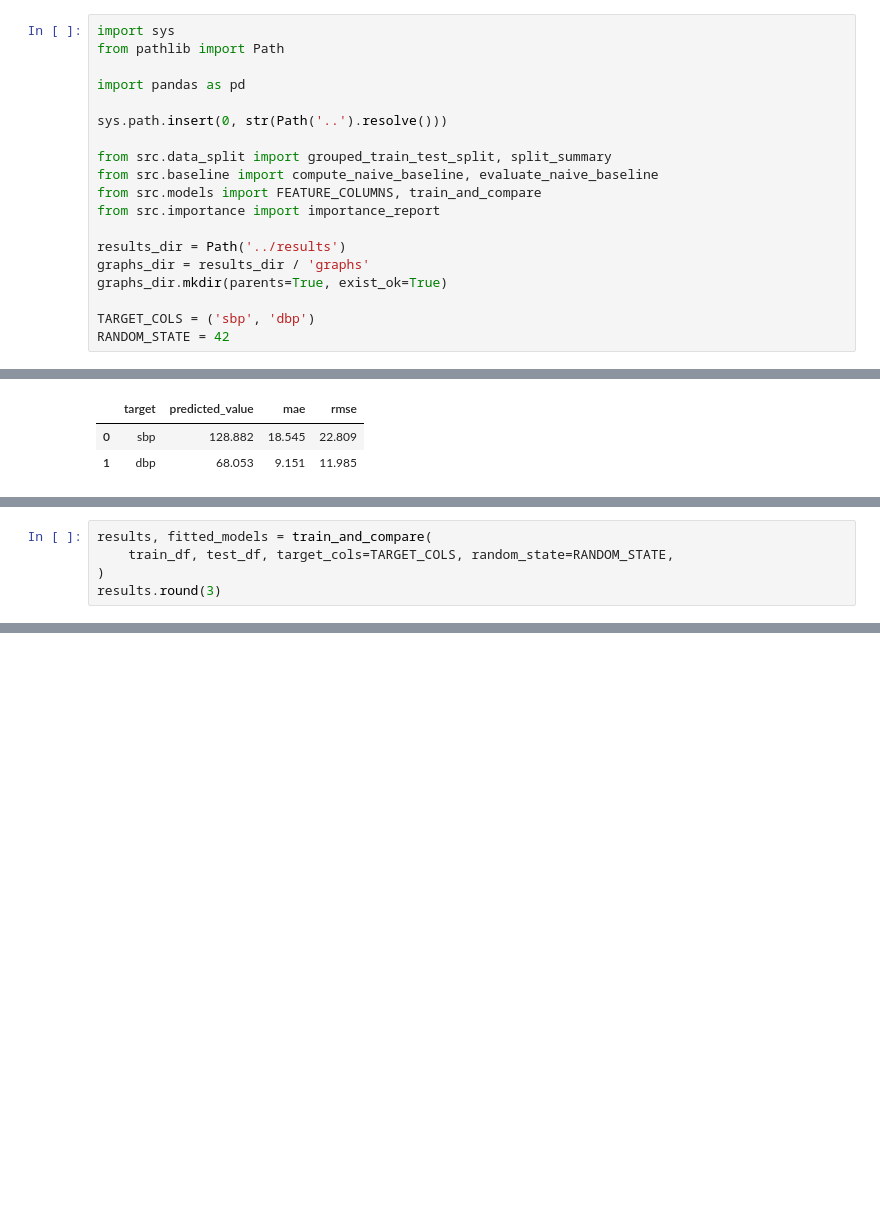
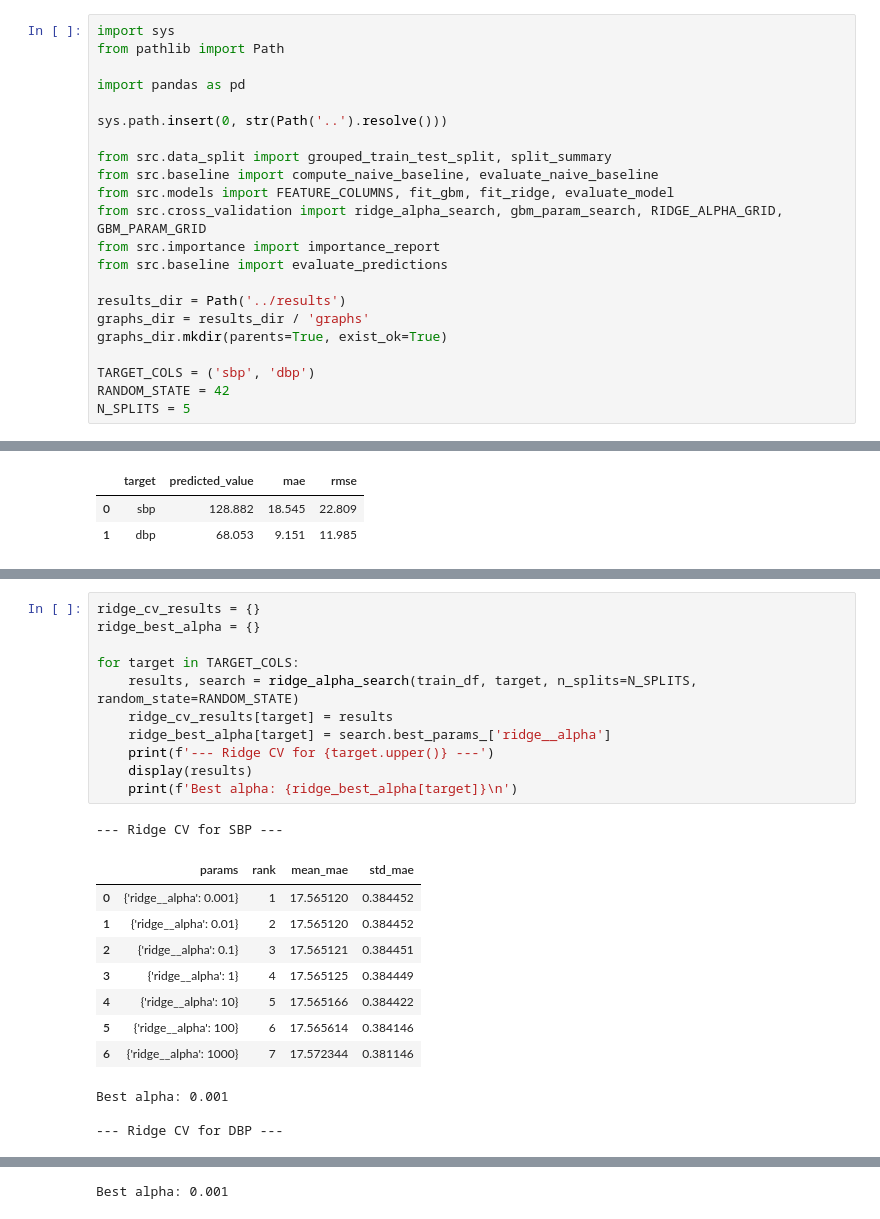
Before and after one commit to Break-Through-Tech/Microsoft-1A-educational-blood-pressure-estimation, a Jupyter notebook: notebooks/modeling.ipynb, the cells around one changed output, grey strips where cells are left out. Cells and saved outputs as stored; diff of their text form; blank space fills up the shorter version.

```diff
--- a/notebooks/modeling.ipynb
+++ b/notebooks/modeling.ipynb
@@ -32,8 +43,10 @@ sys.path.insert(0, str(Path('..').resolve()))
 
 from src.data_split import grouped_train_test_split, split_summary
 from src.baseline import compute_naive_baseline, evaluate_naive_baseline
-from src.models import FEATURE_COLUMNS, train_and_compare
+from src.models import FEATURE_COLUMNS, fit_gbm, fit_ridge, evaluate_model
+from src.cross_validation import ridge_alpha_search, gbm_param_search, RIDGE_ALPHA_GRID, GBM_PARAM_GRID
 from src.importance import importance_report
+from src.baseline import evaluate_predictions
 
 results_dir = Path('../results')
 graphs_dir = results_dir / 'graphs'
@@ -41,6 +54,7 @@ graphs_dir.mkdir(parents=True, exist_ok=True)
 
 TARGET_COLS = ('sbp', 'dbp')
 RANDOM_STATE = 42
+N_SPLITS = 5
 # %% [markdown]
 ## 1. Load the feature table
 
@@ -99,5 +109,0 @@ features. Both are scored with the same MAE/RMSE function as the baseline above.
-# %%
-results, fitted_models = train_and_compare(
-    train_df, test_df, target_cols=TARGET_COLS, random_state=RANDOM_STATE,
-)
-results.round(3)
@@ -111,0 +123,24 @@ results.round(3)
+# %%
+ridge_cv_results = {}
+ridge_best_alpha = {}
+
+for target in TARGET_COLS:
+    results, search = ridge_alpha_search(train_df, target, n_splits=N_SPLITS, random_state=RANDOM_STATE)
+    ridge_cv_results[target] = results
+    ridge_best_alpha[target] = search.best_params_['ridge__alpha']
+    print(f'--- Ridge CV for {target.upper()} ---')
+    display(results)
+    print(f'Best alpha: {ridge_best_alpha[target]}\n')
+# %% [output]
+--- Ridge CV for SBP ---
+|  | params | rank | mean_mae | std_mae |
+| 0 | {'ridge__alpha': 0.001} | 1 | 17.565120 | 0.384452 |
+| 1 | {'ridge__alpha': 0.01} | 2 | 17.565120 | 0.384452 |
+| 2 | {'ridge__alpha': 0.1} | 3 | 17.565121 | 0.384451 |
+| 3 | {'ridge__alpha': 1} | 4 | 17.565125 | 0.384449 |
+| 4 | {'ridge__alpha': 10} | 5 | 17.565166 | 0.384422 |
+| 5 | {'ridge__alpha': 100} | 6 | 17.565614 | 0.384146 |
+| 6 | {'ridge__alpha': 1000} | 7 | 17.572344 | 0.381146 |
+Best alpha: 0.001
+
+--- Ridge CV for DBP ---
@@ -111,0 +155 @@ results.round(3)
+Best alpha: 0.001
```
Also changed, not shown: parts of 16 cells of this notebook, 4 other files.
